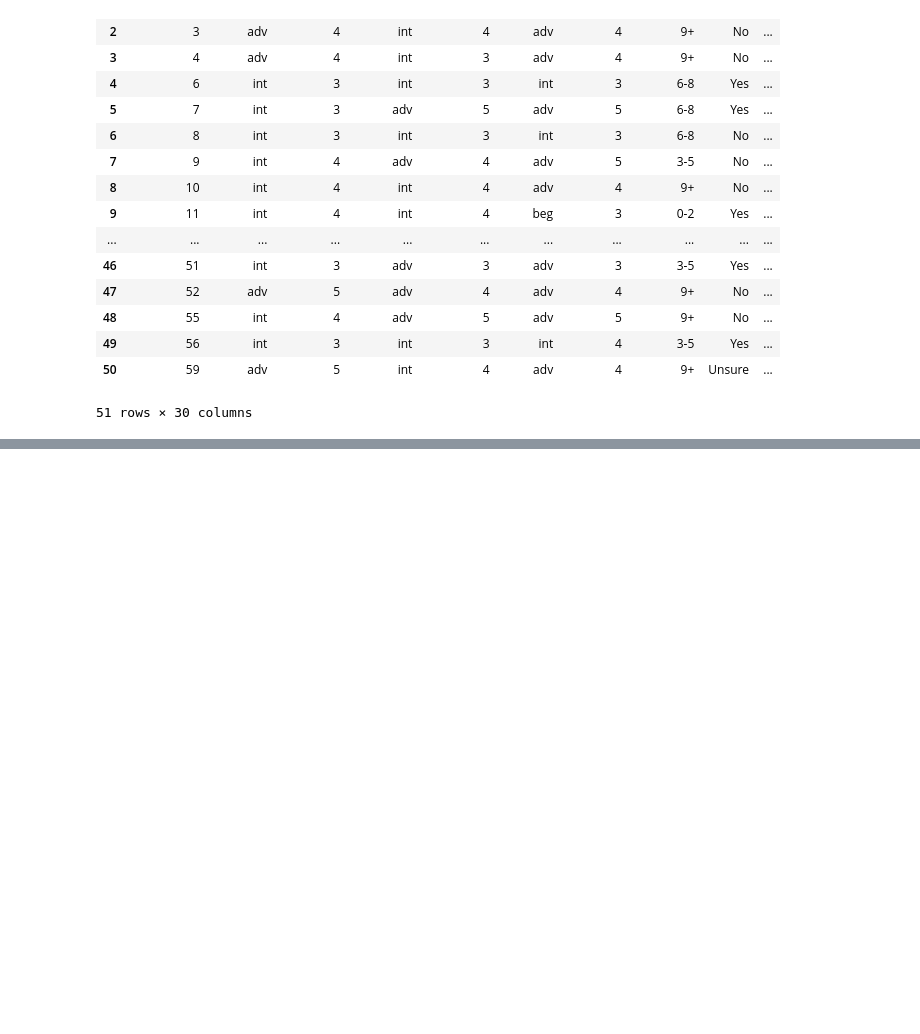
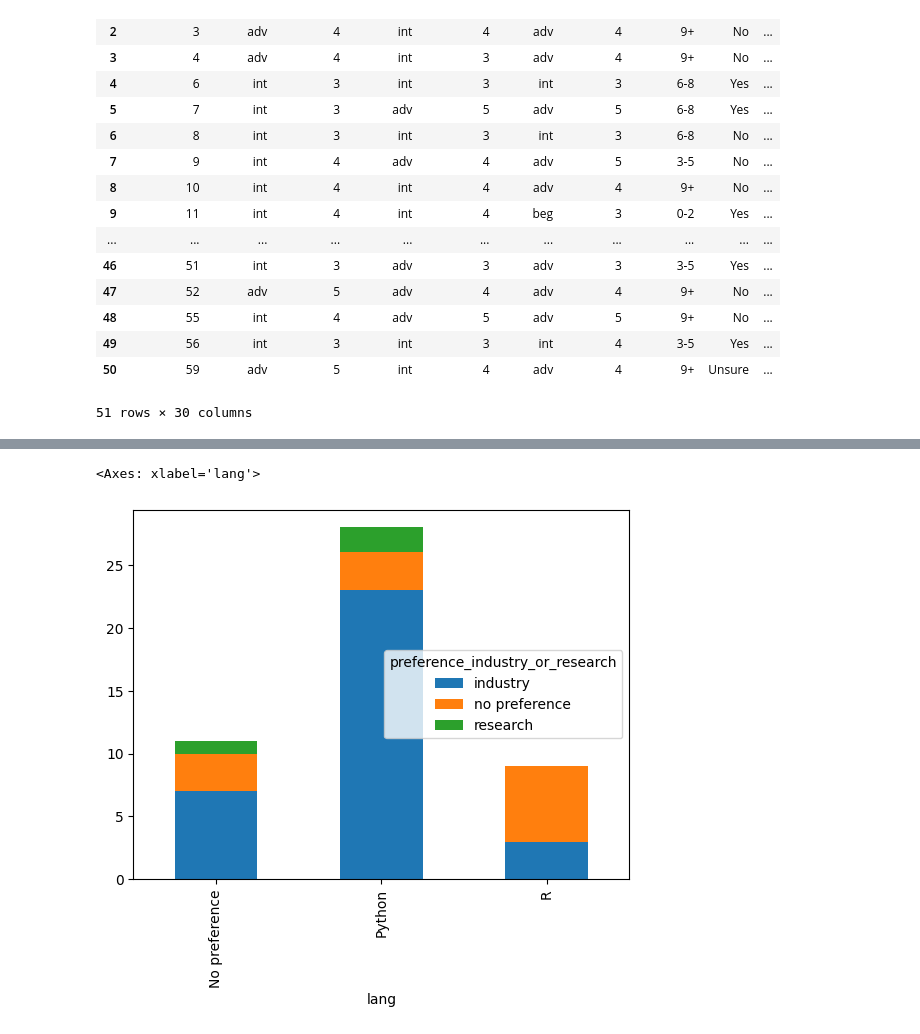
Before and after one commit to pstat197/module-0-class-survey-data-table_seven, a Jupyter notebook: scripts/Madhav.ipynb, the cells around one changed output, grey strips where cells are left out. Drawn from its saved outputs; the diff is of its cells as text; code cells hidden in the pictures; blank space fills up the shorter version.

```diff
--- a/scripts/Madhav.ipynb
+++ b/scripts/Madhav.ipynb
@@ -23,0 +99,4 @@ pd.read_csv('data/background-clean.csv')
+# %%
+#Now to relate the two columns
+cross_tab = pd.crosstab(m2['lang'], m2['preference_industry_or_research'])
+cross_tab
@@ -23,0 +109,6 @@ pd.read_csv('data/background-clean.csv')
+# %%
+#visualizing the crosstab
+cross_tab.plot(kind='bar', stacked=True)
+# %% [output]
+<Axes: xlabel='lang'>
+[figure, added]
```
Also changed, not shown: parts of 11 cells of this notebook.
